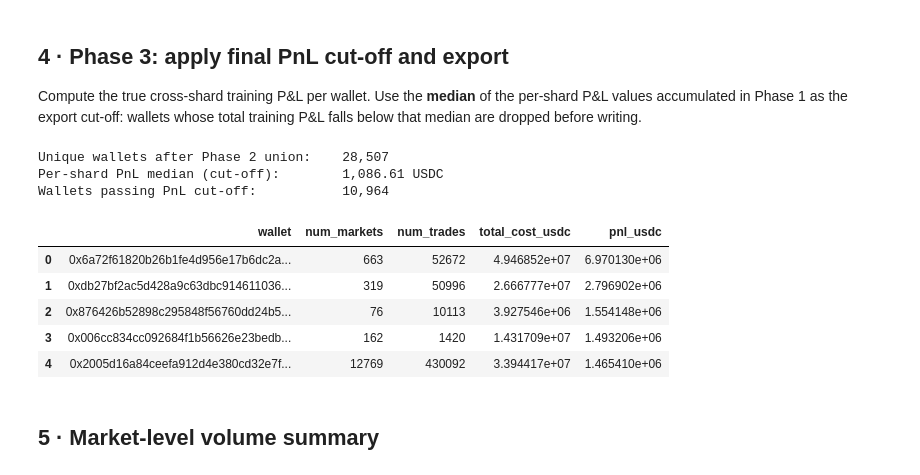
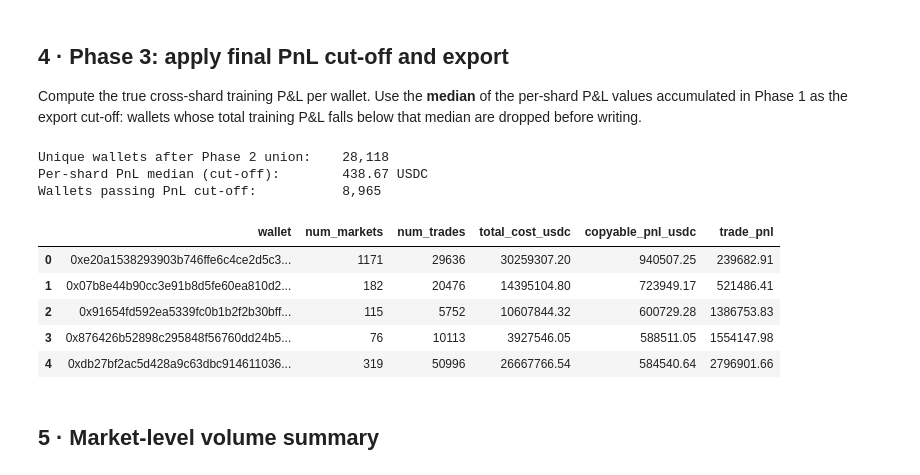
Before and after one commit to vobornij/polymarket, a Jupyter notebook: notebooks/flow/stage0_initial_filtering.ipynb, the cells around one changed output. Drawn from its saved outputs; the diff is of its cells as text; code cells hidden in the pictures.

```diff
--- a/notebooks/flow/stage0_initial_filtering.ipynb
+++ b/notebooks/flow/stage0_initial_filtering.ipynb
@@ -53,8 +57,11 @@ END_DATE   = datetime.date(2026, 3, 20)
 # Top-4%-per-shard wallet selection is performed on training data only.
 END_DATE_TRAIN = datetime.date(2026, 2, 15)
 
+COPY_WINDOW_SECONDS = 5 * 60  # 5 minutes
+
 # ── input paths ───────────────────────────────────────────────────────────────
 TRADES_DIR  = Path("../../data/trades_polygon")
+ENRICHED_TRADES_DIR  = Path("../../data/trades_polygon_enriched")
 MARKETS_DIR = Path("../../data/markets")
 
 # ── output directory (partitioned parquet shards) ────────────────────────────
@@ -199,0 +298,10 @@ Date range: 2025-01-01 → 2026-03-11
+# %%
+pd.set_option('display.max_colwidth', None)
+pd.set_option('display.max_columns', None)
+pd.set_option('display.max_rows', 200)
+
+MARKET = '0x02d03a859b9d64c7cbbc2a2c3172898bb89b379dba10d54d74ee2c1d5036a71b'
+
+df = pd.read_parquet(ENRICHED_TRADES_DIR / "enriched_0.parquet")
+df = df[df['condition_id'] == MARKET]
+# df[['side', 'price', 'quantity', 'ts', 'token_id', 'tx_hash', 'wallet', 'position']].head(5)
@@ -205,6 +321,8 @@ token_df.reset_index(inplace=True)
 token_df["token_id"] = token_df["token_id"].astype(str)
 
 END_TRAIN_TS = pd.Timestamp(END_DATE_TRAIN, tz="UTC") + pd.Timedelta(days=1)
+
+enriched_trade_files = sorted(ENRICHED_TRADES_DIR.glob("*.parquet"))
 
 # ── Phase 1: identify top-4% wallets per shard (parallel) ────────────────────
 print("Phase 1 — selecting top-4% wallets per shard...")
@@ -215,8 +333,8 @@ total_candidates    = 0
 
 with ProcessPoolExecutor() as executor:
     futures = {
-        executor.submit(select_top_wallets_shard, f, token_df, END_TRAIN_TS): f
-        for f in trade_files
+        executor.submit(select_top_wallets_shard, f, token_df, END_TRAIN_TS, top_pct=0.04): f
+        for f in enriched_trade_files
     }
     for i, fut in enumerate(as_completed(futures), start=1):
         wallet_pnl, stats = fut.result()
@@ -227,9 +345,9 @@ with ProcessPoolExecutor() as executor:
         for w, pnl in wallet_pnl.items():
             if w not in shard_wallet_pnl or pnl > shard_wallet_pnl[w]:
                 shard_wallet_pnl[w] = pnl
-        if i % 4 == 0 or i == len(trade_files):
+        if i % 4 == 0 or i == len(enriched_trade_files):
             print(
-                f"  {i}/{len(trade_files)} shards | "
+                f"  {i}/{len(enriched_trade_files)} shards | "
                 f"raw: {total_raw_rows:,} | in-range: {total_in_range_rows:,} | "
                 f"wallet union so far: {len(shard_wallet_pnl):,}"
             )
@@ -261,7 +435,7 @@ sample_fills = None
 with ProcessPoolExecutor() as executor:
     futures = {
         executor.submit(enrich_and_group_shard, f, token_df, END_TRAIN_TS, top_wallets): f
-        for f in trade_files
+        for f in enriched_trade_files
     }
     for i, fut in enumerate(as_completed(futures), start=1):
         grouped_shard, shard_train_pnl = fut.result()
@@ -271,8 +445,8 @@ with ProcessPoolExecutor() as executor:
                 sample_fills = grouped_shard.head(5).copy()
         for w, pnl in shard_train_pnl.items():
             wallet_pnl_total[w] = wallet_pnl_total.get(w, 0.0) + pnl
-        if i % 4 == 0 or i == len(trade_files):
-            print(f"  {i}/{len(trade_files)} shards | shards with data: {len(shard_results)}")
+        if i % 4 == 0 or i == len(enriched_trade_files):
+            print(f"  {i}/{len(enriched_trade_files)} shards | shards with data: {len(shard_results)}")
 
 if not shard_results:
     raise ValueError("No in-range trade rows after token filter")
@@ -295,6 +469,10 @@ grouped = (
         final_value_usdc = ("final_value_usdc", "sum"),
         num_fills        = ("num_fills",        "sum"),
         trade_pnl        = ("trade_pnl",        "sum"),
+        copyable_pnl     = ("copyable_pnl",     "sum"),
+        copyable_qty    = ("copyable_qty",   "sum"),
+        avail_copy_total_vol = ("avail_copy_total_vol", "sum"),
+        avail_copy_count  = ("avail_copy_count", "sum"),
     )
     .reset_index()
 )
@@ -331,43 +526,44 @@ total training P&L falls below that median are dropped before writing.
 # %%
 # ── wallet summary (full cross-shard training P&L) ───────────────────────────
 END_TRAIN_TS = pd.Timestamp(END_DATE_TRAIN, tz="UTC") + pd.Timedelta(days=1)
 grouped_train = grouped[grouped["dt"] < END_TRAIN_TS]
 
 wallet_summary = (
     grouped_train.groupby("wallet")
     .agg(
         num_markets     = ("condition_id",    "nunique"),
         num_trades      = ("num_fills",        "sum"),
         total_cost_usdc = ("trade_value_usdc", "sum"),
-        pnl_usdc        = ("trade_pnl",        "sum"),
+        copyable_pnl_usdc        = ("copyable_pnl",        "sum"),
+        trade_pnl        = ("trade_pnl",        "sum"),
     )
-    .sort_values("pnl_usdc", ascending=False)
+    .sort_values("copyable_pnl_usdc", ascending=False)
     .reset_index()
 )
 
 # ── PnL cut-off: median of the per-shard pnl values collected in Phase 1 ─────
 import statistics
 shard_pnl_values = list(shard_wallet_pnl.values())
 pnl_cutoff = statistics.median(shard_pnl_values)
 
 final_wallets = set(
-    wallet_summary.loc[wallet_summary["pnl_usdc"] >= pnl_cutoff, "wallet"]
+    wallet_summary.loc[wallet_summary["copyable_pnl_usdc"] >= pnl_cutoff, "wallet"]
 )
 
 print(f"Unique wallets after Phase 2 union:    {len(wallet_summary):,}")
 print(f"Per-shard PnL median (cut-off):        {pnl_cutoff:,.2f} USDC")
 print(f"Wallets passing PnL cut-off:           {len(final_wallets):,}")
 wallet_summary.head(5)
 # %% [output]
-Unique wallets after Phase 2 union:    28,507
-Per-shard PnL median (cut-off):        1,086.61 USDC
-Wallets passing PnL cut-off:           10,964
+Unique wallets after Phase 2 union:    28,118
+Per-shard PnL median (cut-off):        438.67 USDC
+Wallets passing PnL cut-off:           8,965
-|  | wallet | num_markets | num_trades | total_cost_usdc | pnl_usdc |
-| 0 | 0x6a72f61820b26b1fe4d956e17b6dc2a... | 663 | 52672 | 4.946852e+07 | 6.970130e+06 |
-| 1 | 0xdb27bf2ac5d428a9c63dbc914611036... | 319 | 50996 | 2.666777e+07 | 2.796902e+06 |
-| 2 | 0x876426b52898c295848f56760dd24b5... | 76 | 10113 | 3.927546e+06 | 1.554148e+06 |
-| 3 | 0x006cc834cc092684f1b56626e23bedb... | 162 | 1420 | 1.431709e+07 | 1.493206e+06 |
-| 4 | 0x2005d16a84ceefa912d4e380cd32e7f... | 12769 | 430092 | 3.394417e+07 | 1.465410e+06 |
+|  | wallet | num_markets | num_trades | total_cost_usdc | copyable_pnl_usdc | trade_pnl |
+| 0 | 0xe20a1538293903b746ffe6c4ce2d5c3... | 1171 | 29636 | 30259307.20 | 940507.25 | 239682.91 |
+| 1 | 0x07b8e44b90cc3e91b8d5fe60ea810d2... | 182 | 20476 | 14395104.80 | 723949.17 | 521486.41 |
+| 2 | 0x91654fd592ea5339fc0b1b2f2b30bff... | 115 | 5752 | 10607844.32 | 600729.28 | 1386753.83 |
+| 3 | 0x876426b52898c295848f56760dd24b5... | 76 | 10113 | 3927546.05 | 588511.05 | 1554147.98 |
+| 4 | 0xdb27bf2ac5d428a9c63dbc914611036... | 319 | 50996 | 26667766.54 | 584540.64 | 2796901.66 |
 # %% [markdown]
 ## 5 · Market-level volume summary
 # %%
```
Also changed, not shown: parts of 15 cells of this notebook, 13 other files.
